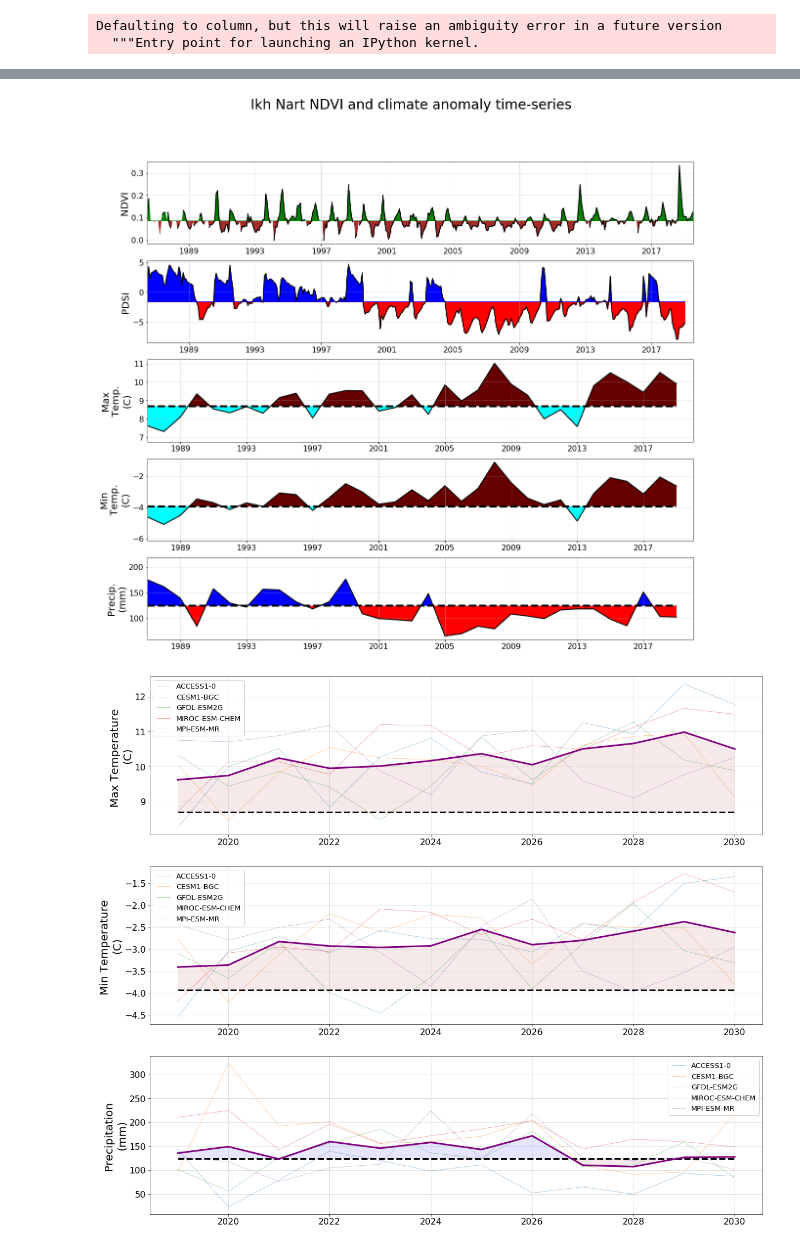
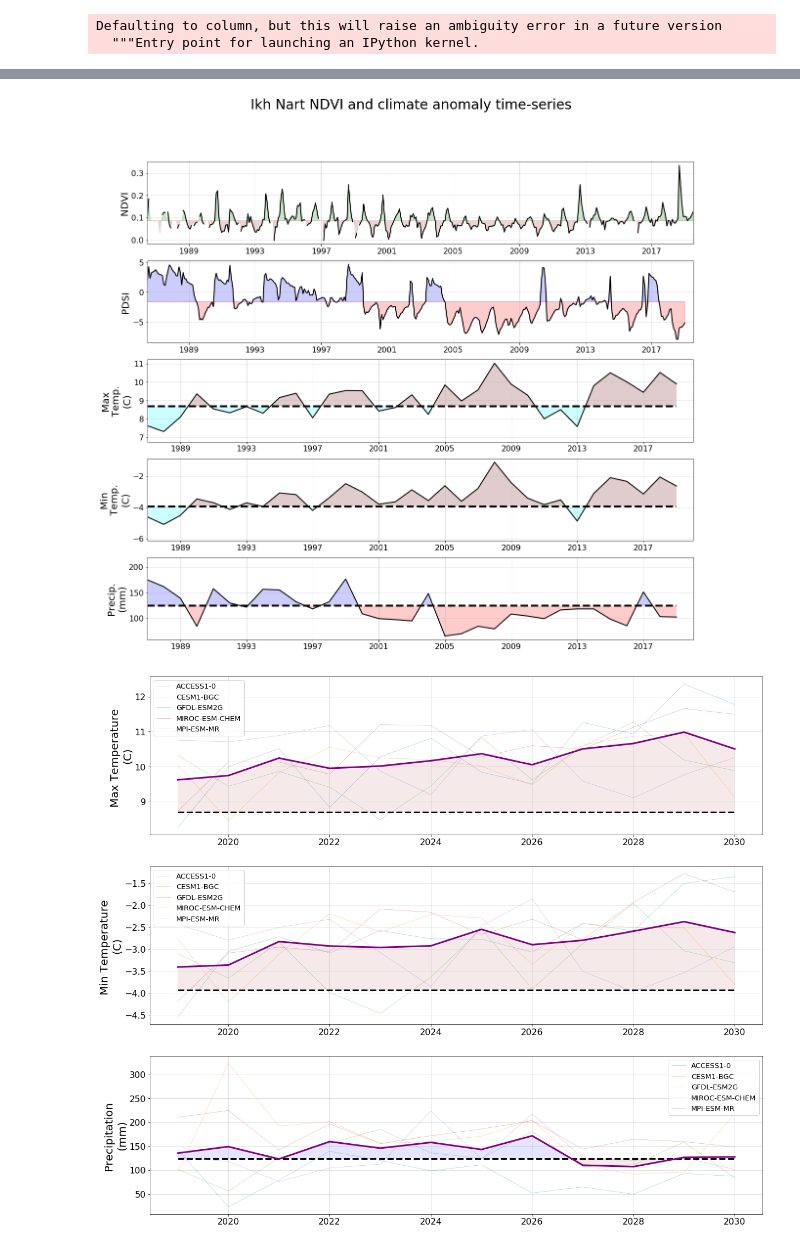
Before and after one commit to csp-inc/ikhnart, a Jupyter notebook: 02-timeseries-analysis.ipynb, the cells around one changed output, grey strips where cells are left out. Drawn from its saved outputs; the diff is of its cells as text; code cells hidden in the pictures.

```diff
--- a/02-timeseries-analysis.ipynb
+++ b/02-timeseries-analysis.ipynb
@@ -13,7 +13,7 @@ ipoints = pd.read_csv('./data/csv/ikhnart_points_v1.csv')
 # %%
 #plot the distribution of ndvis for each point to determine representative samples
 pnts = np.unique(ndvi.location)
-f, ax = plt.subplots(1,1,figsize=(20,20))
+f, ax = plt.subplots(1,1,figsize=(6,4))
 means = np.zeros(len(pnts))
 stds = np.zeros(len(pnts))
 for p in pnts:
@@ -243,19 +296,19 @@ ax[1].plot(climate_resample.index, climate_resample[var],\
            color='black', lw=2)
 ax[0].fill_between(ndvi_resample.index, \
                    ndvi_mean, \
-                   ndvi_resample['bel'], color='brown')
+                   ndvi_resample['bel'], color='brown', alpha=0.2)
 ax[0].fill_between(ndvi_resample.index, \
                    ndvi_mean, \
-                   ndvi_resample['abv'], color='green')
+                   ndvi_resample['abv'], color='green', alpha=0.2)
 ax[0].grid(alpha=0.5)
 ax[0].tick_params(axis='both', labelsize=16)
 ax[0].set_ylabel('NDVI', fontsize=20)
 ax[1].fill_between(climate_resample.index, \
                    climate_mean, \
-                   climate_resample['bel'], color='red')
+                   climate_resample['bel'], color='red', alpha=0.2)
 ax[1].fill_between(climate_resample.index, \
                    climate_mean, \
-                   climate_resample['abv'], color='blue')
+                   climate_resample['abv'], color='blue', alpha=0.2)
 
 ax[1].grid(alpha=0.5)
 ax[1].tick_params(axis='both', labelsize=16)
@@ -269,42 +322,48 @@ ndvi_resample = ndvi_mu.resample(ts).mean()
 ax[2].plot(tmx_sample.index, tmx_sample.tmmx, color='black', lw=2)
 ax[2].plot(tmx_sample.index, tmx_mu_array, color='black', ls='--', lw=4)
 ax[2].fill_between(tmx_sample.index, tmx_sample.tmmx, tmx_mu_array,\
-                   where=tmx_mu_array>=tmx_sample.tmmx,facecolor='#00ffff',interpolate=True)
+                   where=tmx_mu_array>=tmx_sample.tmmx,facecolor='#00ffff',\
+                   alpha=0.2,interpolate=True)
 ax[2].fill_between(tmx_sample.index, tmx_sample.tmmx, tmx_mu_array,\
-                   where=tmx_mu_array<=tmx_sample.tmmx,facecolor='#660000',interpolate=True)
+                   where=tmx_mu_array<=tmx_sample.tmmx,facecolor='#660000',\
+                   alpha=0.2,interpolate=True)
 
 ax[3].plot(tmn_sample.index, tmn_sample.tmmn, color='black', lw=2)
 ax[3].plot(tmx_sample.index, tmn_mu_array, color='black', ls='--', lw=4)
 ax[3].fill_between(tmn_sample.index, tmn_sample.tmmn, tmn_mu_array,\
-                   where=tmn_mu_array>=tmn_sample.tmmn,facecolor='#00ffff',interpolate=True)
+                   where=tmn_mu_array>=tmn_sample.tmmn,facecolor='#00ffff',\
+                   alpha=0.2,interpolate=True)
 ax[3].fill_between(tmn_sample.index, tmn_sample.tmmn, tmn_mu_array,\
-                   where=tmn_mu_array<=tmx_sample.tmmn,facecolor='#660000',interpolate=True)
+                   where=tmn_mu_array<=tmx_sample.tmmn,facecolor='#660000',\
+                   alpha=0.2,interpolate=True)
 
 ax[4].plot(pr_sample.index, pr_sample.pr, color='black', lw=2)
 ax[4].plot(pr_sample.index, pr_mu_array, color='black', ls='--', lw=4)
 ax[4].fill_between(pr_sample.index, pr_sample.pr, pr_mu_array,\
-                   where=pr_mu_array>=pr_sample.pr,facecolor='red',interpolate=True)
+                   where=pr_mu_array>=pr_sample.pr,facecolor='red',\
+                   alpha=0.2,interpolate=True)
 ax[4].fill_between(pr_sample.index, pr_sample.pr, pr_mu_array,\
-                   where=pr_mu_array<=pr_sample.pr,facecolor='blue',interpolate=True)
+                   where=pr_mu_array<=pr_sample.pr,facecolor='blue',\
+                   alpha=0.2,interpolate=True)
 
 ax[2].grid(alpha=0.5)
 ax[3].grid(alpha=0.5)
 ax[4].grid(alpha=0.5)
 ax[2].set_xlim(left=ndvi_resample.index[0],right=ndvi_resample.index[-1])
 ax[3].set_xlim(left=ndvi_resample.index[0],right=ndvi_resample.index[-1])
 ax[4].set_xlim(left=ndvi_resample.index[0],right=ndvi_resample.index[-1])
 ax[2].tick_params(axis='both', labelsize=16)
 ax[3].tick_params(axis='both', labelsize=16)
 ax[4].tick_params(axis='both', labelsize=16)
 
 ax[2].set_ylabel('Max\nTemp.\n(C)', fontsize=20)
 ax[3].set_ylabel('Min\nTemp.\n(C)', fontsize=20)
 ax[4].set_ylabel('Precip.\n(mm)', fontsize=20)
 f.suptitle('Ikh Nart NDVI and climate anomaly time-series',\
           fontsize=28)
 f.savefig('./out/ikhnart_summary_series.png', dpi=300, bbox_inches='tight')
 # %% [output]
-[figure, old version]
+[figure, new version]
 # %%
 import rasterio
 from glob import glob
```
Also changed, not shown: parts of 8 cells of this notebook, 7 other files.
